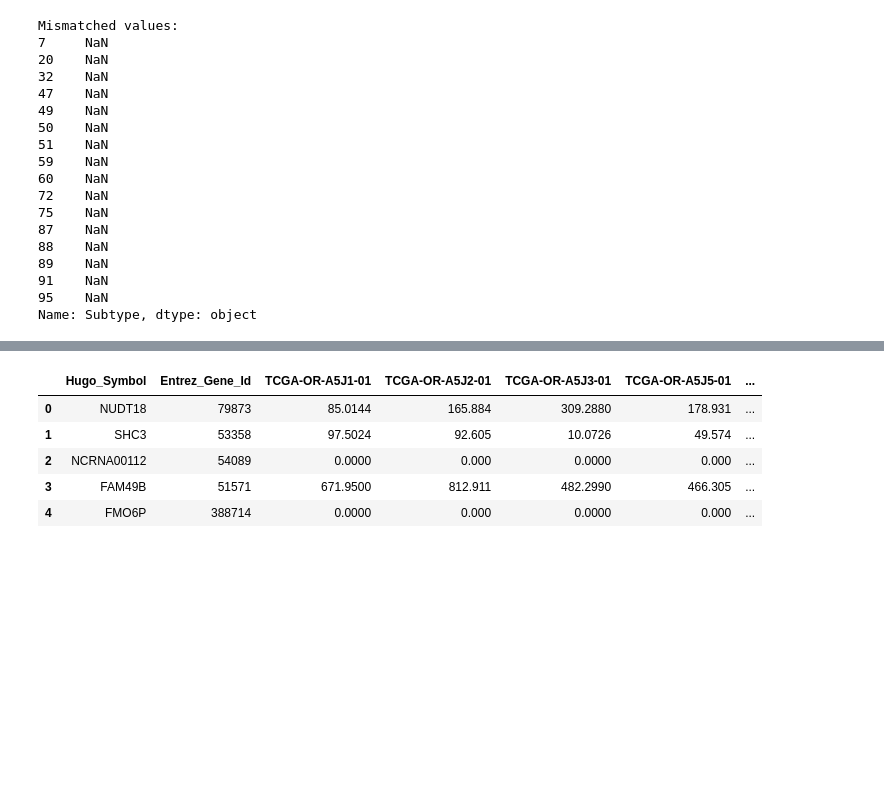
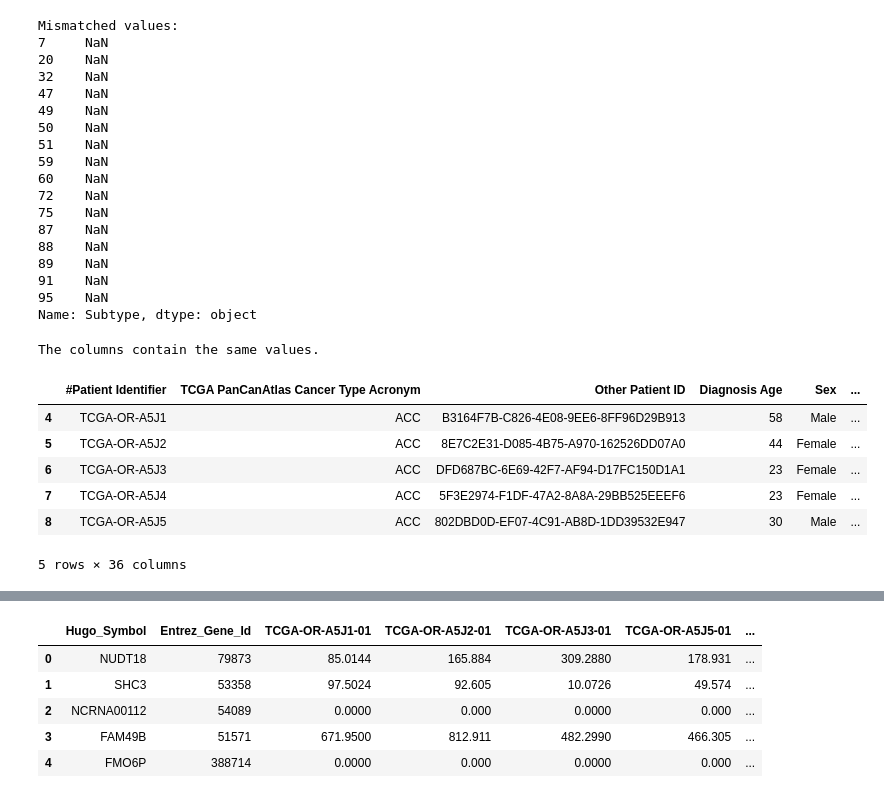
Before and after one commit to cannin/gsoc_2023_pytorch_pathway_commons, a Jupyter notebook: Notebooks/Match_between_data_clinical_patient_txt,_data_clinical_sample_txt,_and_data_mrna_seq_v2_rsem_txt_.ipynb, the cells around one changed output, grey strips where cells are left out. Saved outputs shown, nothing was run; the diff lists cells and outputs as text; code cells hidden in the pictures; blank space fills up the shorter version.

```diff
--- a/Notebooks/Match_between_data_clinical_patient_txt,_data_clinical_sample_txt,_and_data_mrna_seq_v2_rsem_txt_.ipynb
+++ b/Notebooks/Match_between_data_clinical_patient_txt,_data_clinical_sample_txt,_and_data_mrna_seq_v2_rsem_txt_.ipynb
@@ -223,3 +223,28 @@ Mismatched values:
 91    NaN
 95    NaN
 Name: Subtype, dtype: object
+# %%
+# Extract the columns of interest
+dcp1 = dcp['Subtype']
+dcp2 = dcp['TCGA PanCanAtlas Cancer Type Acronym']
+
+# Check if the two columns contain the same values
+are_equal = dcp1.equals(dcp2)
+
+if are_equal:
+    print("The columns contain the same values.")
+else:
+    print("The columns do not contain the same values.")
+# %% [output]
+The columns contain the same values.
+# %%
+dcp = dcp.drop(columns='Subtype')
+dcp.head()
+# %% [output]
+|  | #Patient Identifier | TCGA PanCanAtlas Cancer Type Acronym | Other Patient ID | Diagnosis Age | Sex | ... |
+| 4 | TCGA-OR-A5J1 | ACC | B3164F7B-C826-4E08-9EE6-8FF96D29B913 | 58 | Male | ... |
+| 5 | TCGA-OR-A5J2 | ACC | 8E7C2E31-D085-4B75-A970-162526DD07A0 | 44 | Female | ... |
+| 6 | TCGA-OR-A5J3 | ACC | DFD687BC-6E69-42F7-AF94-D17FC150D1A1 | 23 | Female | ... |
+| 7 | TCGA-OR-A5J4 | ACC | 5F3E2974-F1DF-47A2-8A8A-29BB525EEEF6 | 23 | Female | ... |
+| 8 | TCGA-OR-A5J5 | ACC | 802DBD0D-EF07-4C91-AB8D-1DD39532E947 | 30 | Male | ... |
+5 rows × 36 columns
```
Also changed, not shown: parts of 11 cells of this notebook, 1 other file.
